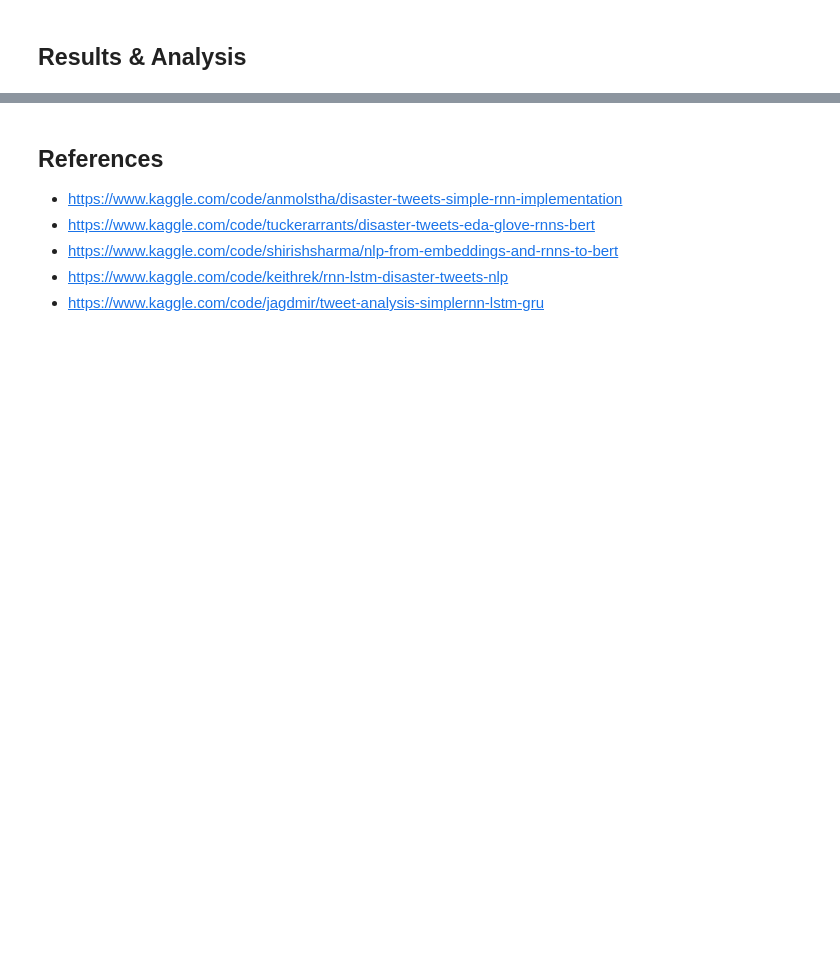
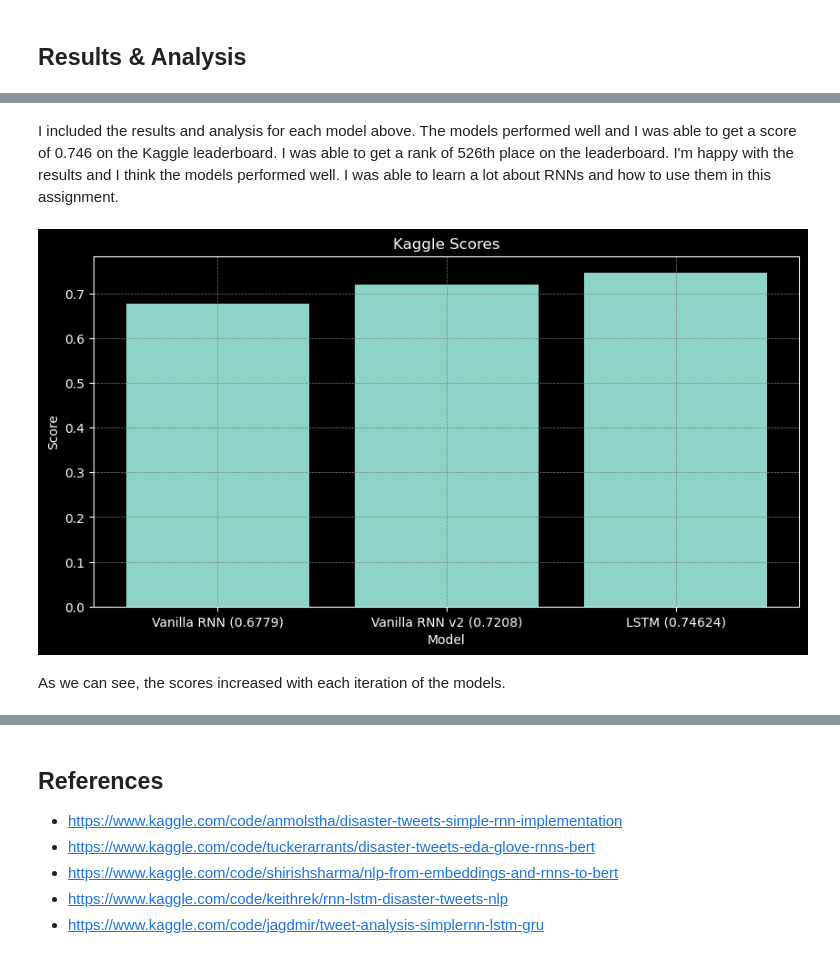
Before and after one commit to ajenkins198621/csca-5642-module4-disaster-tweets, a Jupyter notebook: week-4-assignment-disaster-tweets.ipynb, the cells around one changed output, grey strips where cells are left out. Drawn from its saved outputs; the diff is of its cells as text; code cells hidden in the pictures; blank space fills up the shorter version.

```diff
--- a/week-4-assignment-disaster-tweets.ipynb
+++ b/week-4-assignment-disaster-tweets.ipynb
@@ -579,0 +661,20 @@ Recommendations for future:
+# %% [markdown]
+I included the results and analysis for each model above.  The models performed well and I was able to get a score of 0.746 on the Kaggle leaderboard.  I was able to get a rank of 526th place on the leaderboard.  I'm happy with the results and I think the models performed well.  I was able to learn a lot about RNNs and how to use them in this assignment.
+# %%
+vanilla_rnn_score = 0.6779
+vanilla_rnn_v2_score = 0.72080
+lstm_score = 0.74624
+
+scores = [vanilla_rnn_score, vanilla_rnn_v2_score, lstm_score]
+
+plt.figure(figsize=(10, 5))
+plt.bar([f"Vanilla RNN ({vanilla_rnn_score})", f"Vanilla RNN v2 ({vanilla_rnn_v2_score})", f"LSTM ({lstm_score})"], scores)
+plt.title("Kaggle Scores")
+plt.xlabel("Model")
+plt.ylabel("Score")
+plt.grid(True, linewidth=0.5, color='gray', linestyle='--')
+plt.show()
+# %% [output]
+[figure, added]
+# %% [markdown]
+As we can see, the scores increased with each iteration of the models.
```
Also changed, not shown: parts of 19 cells of this notebook, 8 other files.
